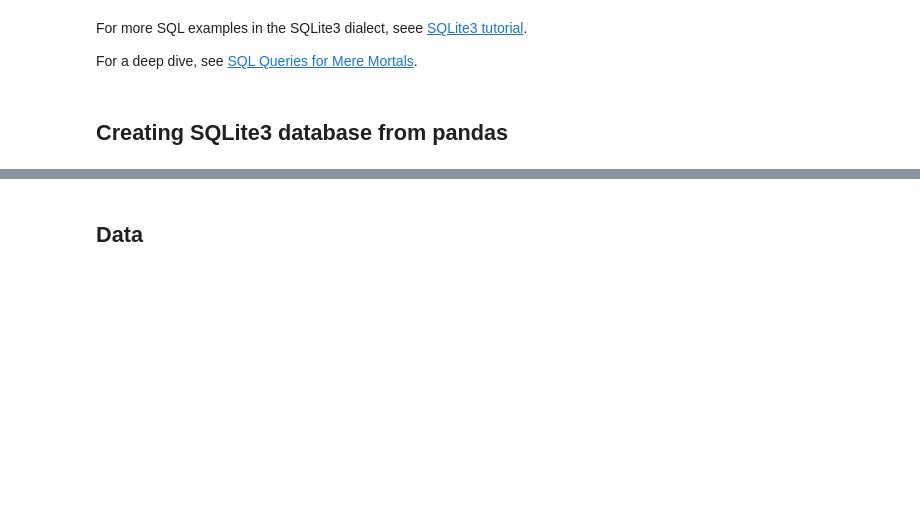
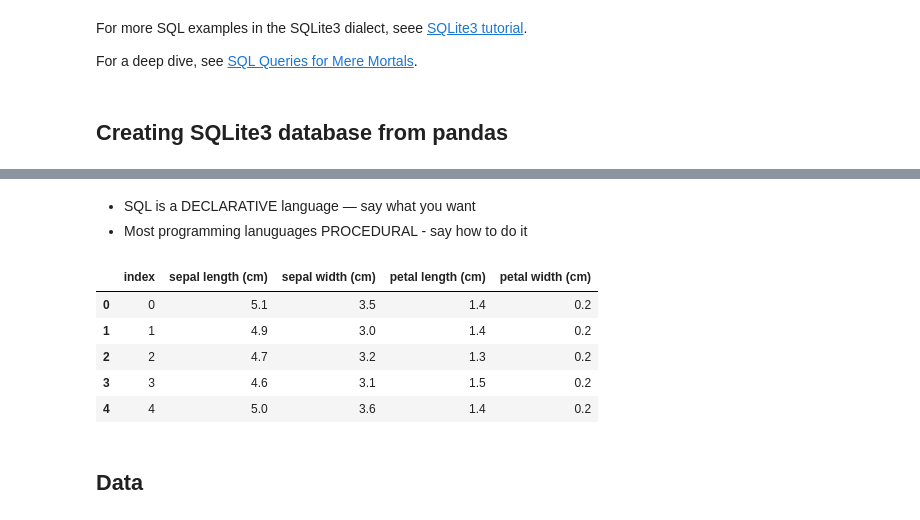
Before and after one commit to cliburn/learn-python-stats, a Jupyter notebook: A08_SQL_Queries_01.ipynb, the cells around one changed output, grey strips where cells are left out. Saved outputs shown, nothing was run; the diff lists cells and outputs as text; code cells hidden in the pictures; blank space fills up the shorter version.

```diff
--- a/A08_SQL_Queries_01.ipynb
+++ b/A08_SQL_Queries_01.ipynb
@@ -21,5 +32,19 @@ df.to_sql('iris', con, index=True, if_exists='replace')
+# %% [markdown]
+- SQL is a DECLARATIVE language — say what you want
+- Most programming lanuguages PROCEDURAL - say how to do it
 # %%
-pd.read_sql('SELECT * FROM iris LIMIT 5', con)
+pd.read_sql(
+    """
+    SELECT * FROM iris LIMIT 5
+    """, con
+    )
+# %% [output]
+|  | index | sepal length (cm) | sepal width (cm) | petal length (cm) | petal width (cm) |
+| 0 | 0 | 5.1 | 3.5 | 1.4 | 0.2 |
+| 1 | 1 | 4.9 | 3.0 | 1.4 | 0.2 |
+| 2 | 2 | 4.7 | 3.2 | 1.3 | 0.2 |
+| 3 | 3 | 4.6 | 3.1 | 1.5 | 0.2 |
+| 4 | 4 | 5.0 | 3.6 | 1.4 | 0.2 |
 # %%
 con.close()
 # %% [markdown]
```
Also changed, not shown: parts of 33 cells of this notebook, 2 other files.
